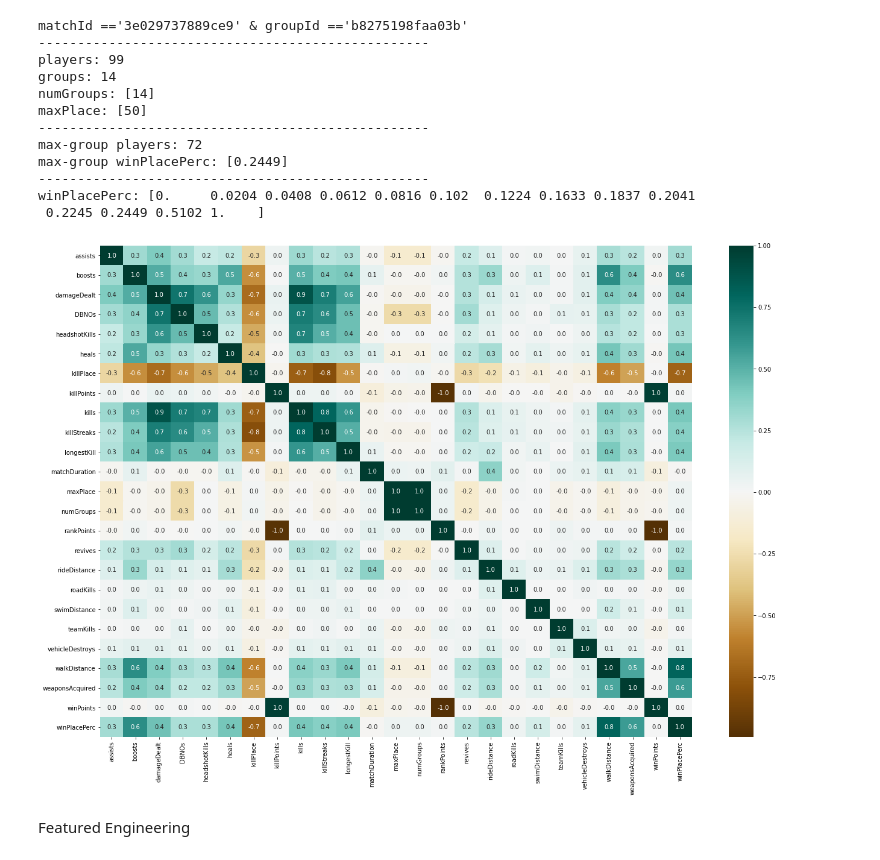
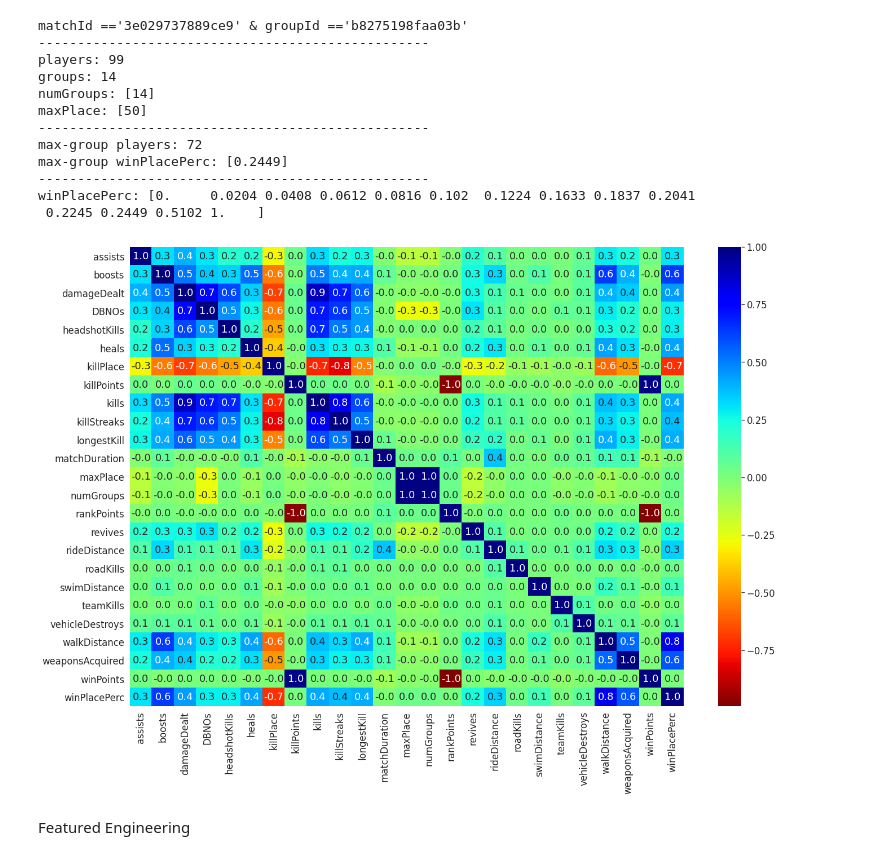
Before and after one commit to ANKITSHARMA98/PUBG-Data-Analysis, a Jupyter notebook: PUBG.ipynb, the cells around one changed output. Drawn from its saved outputs; the diff is of its cells as text; code cells hidden in the pictures.

```diff
--- a/PUBG.ipynb
+++ b/PUBG.ipynb
@@ -167,11 +169,11 @@ winPlacePerc: [0.     0.0204 0.0408 0.0612 0.0816 0.102  0.1224 0.1633 0.1837 0.
 # %%
 corr = train.corr()
 f,ax = plt.subplots(figsize=(22,15))
-sns.heatmap(train.corr(), annot=True, fmt= '.1f',ax=ax, cmap="BrBG")
+sns.heatmap(train.corr(), annot=True, fmt= '.1f',ax=ax, cmap="jet_r")
 sns.set(font_scale=1.50)
 plt.show()
 # %% [output]
-[figure, old version]
+[figure, new version]
 # %% [markdown]
 Featured Engineering
 # %%
```
Also changed, not shown: parts of 2 cells of this notebook.
